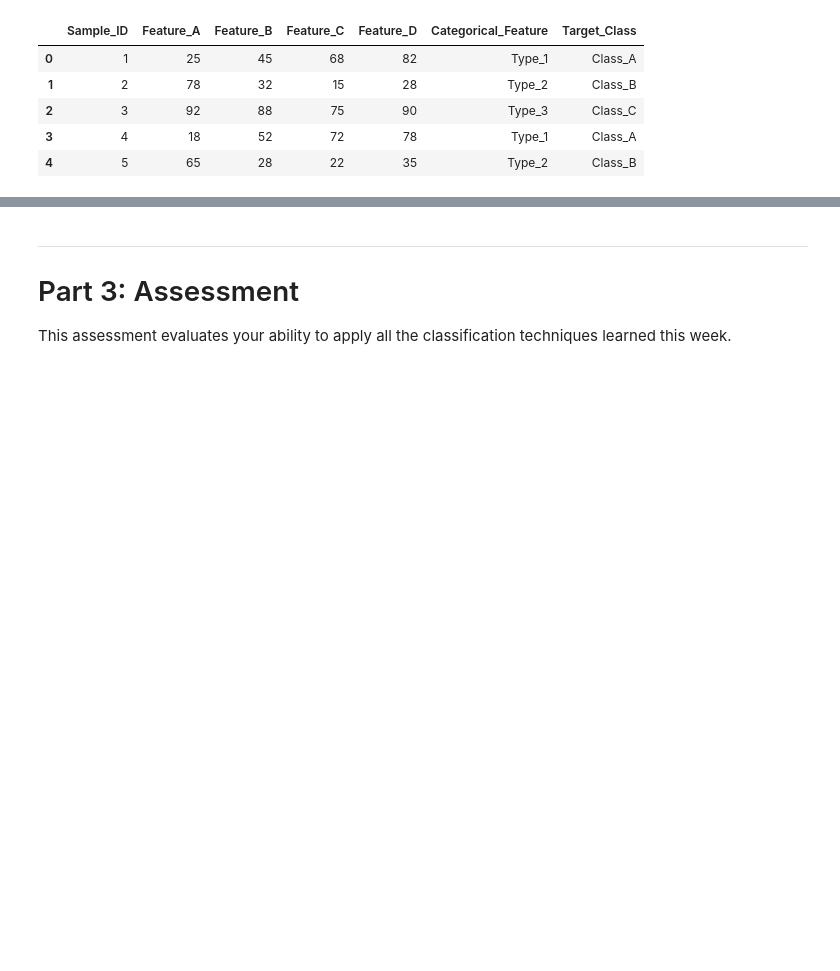
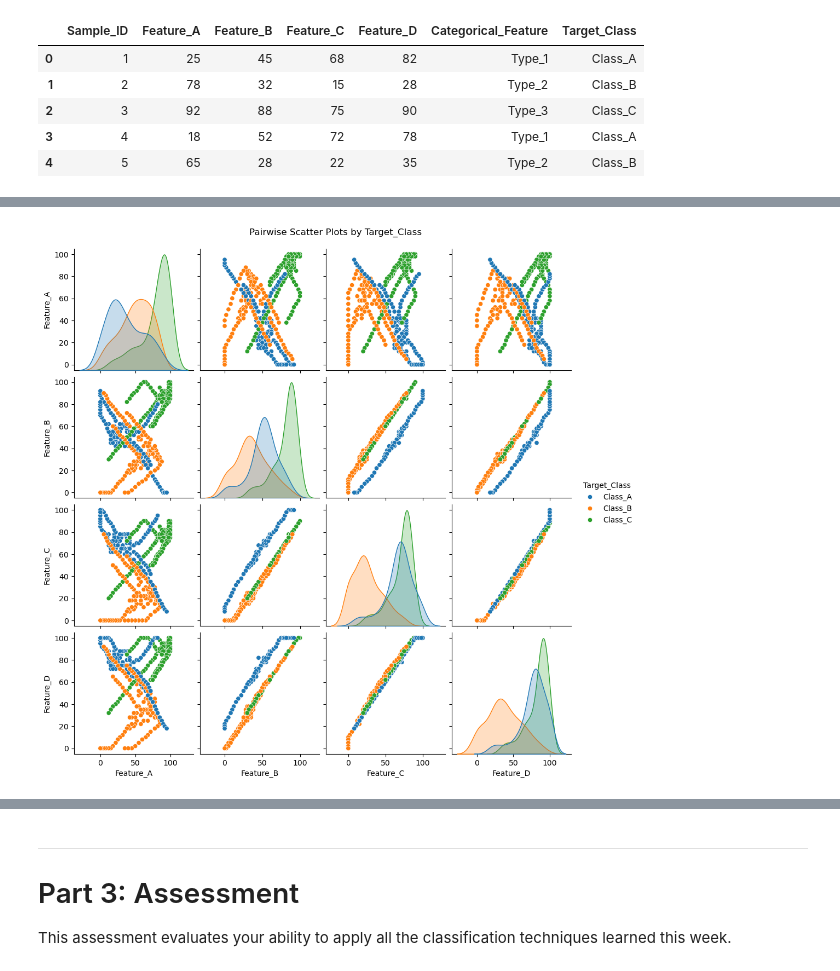
Before and after one commit to Blessing-Ekeh/dataraflow-week17-Classification-models, a Jupyter notebook: Take Home.ipynb, the cells around one changed output, grey strips where cells are left out. Cells and saved outputs as stored; diff of their text form; code cells hidden in the pictures; blank space fills up the shorter version.

```diff
--- a/Take Home.ipynb
+++ b/Take Home.ipynb
@@ -1141,0 +1171,7 @@ Name: Diagnosis, dtype: float64
+# %%
+# Pairwise Scatter Plots
+sns.pairplot(assignment3_data, vars=numeric_features, hue='Target_Class', diag_kind='kde')
+plt.suptitle("Pairwise Scatter Plots by Target_Class", y=1.02)
+plt.show()
+# %% [output]
+[figure, added]
```
Also changed, not shown: parts of 24 cells of this notebook.
